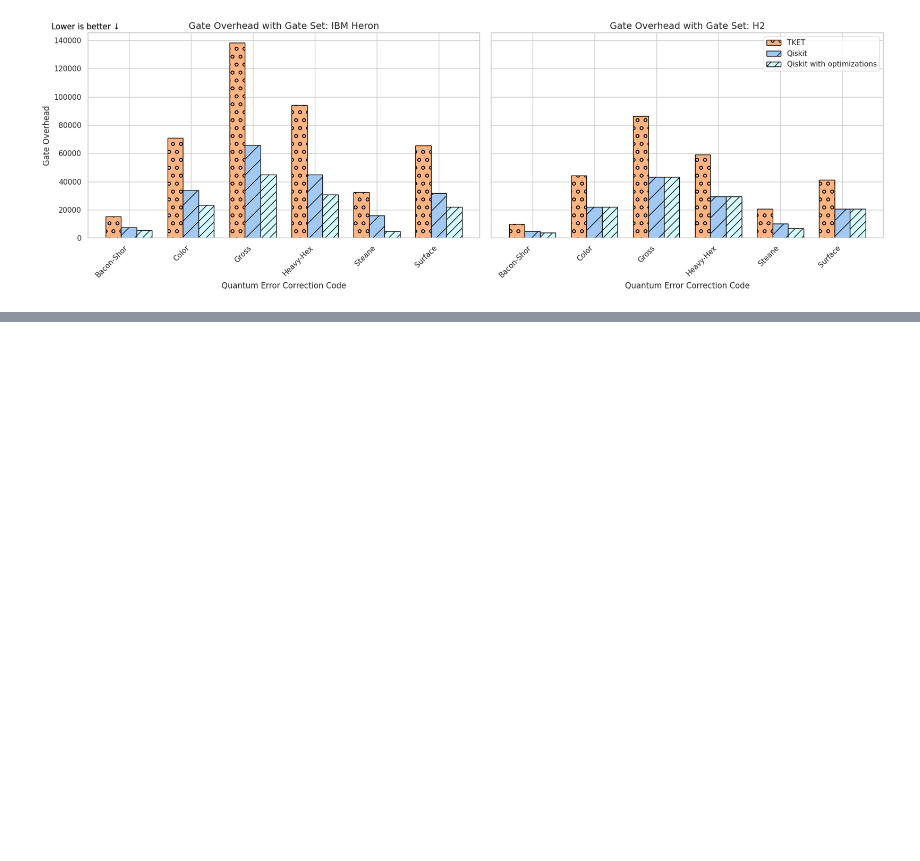
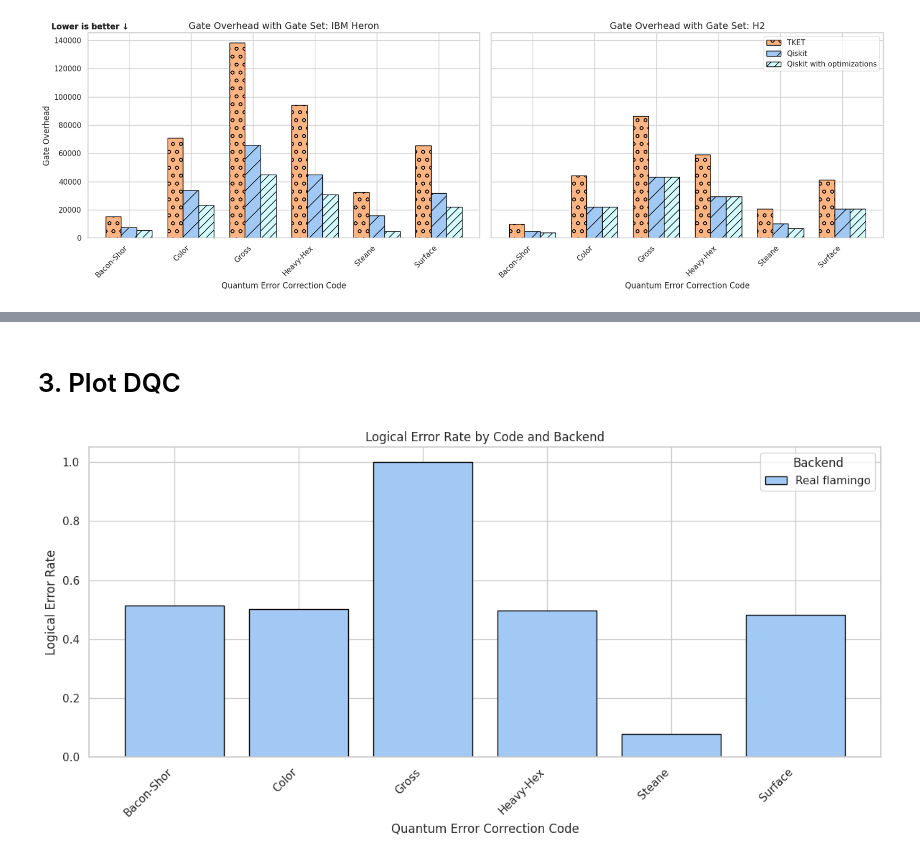
Before and after one commit to aswierkowska/eccentric_bench, a Jupyter notebook: utils/plots.ipynb, the cells around one changed output, grey strips where cells are left out. Drawn from its saved outputs; the diff is of its cells as text; code cells hidden in the pictures; blank space fills up the shorter version.

```diff
--- a/utils/plots.ipynb
+++ b/utils/plots.ipynb
@@ -747,0 +830,74 @@ plot_faceted_overhead(df_hh, "Heavy-Hex")
+# %% [markdown]
+# 3. Plot DQC
+# %%
+import pandas as pd
+import numpy as np
+import matplotlib.pyplot as plt
+import seaborn as sns
+
+# Load and concatenate data
+df1 = pd.read_csv("../experiment_results/DQC_26.06/results.csv")
+df2 = pd.read_csv("../experiment_results/DQC_30.06/results.csv")
+df = pd.concat([df1, df2], ignore_index=True)
+
+# Format code names for readability
+def format_code(code):
+    code = code.lower()
+    if code == "bacon":
+        return "Bacon-Shor"
+    elif code == "hh":
+        return "Heavy-Hex"
+    return code.capitalize()
+
+df["code"] = df["code"].apply(format_code)
+
+# Determine backend order (set your preferred order if needed)
+backends = sorted(df["backend"].dropna().unique())
+df["backend"] = pd.Categorical(df["backend"], categories=backends, ordered=True)
+
+# Plot settings
+sns.set(style="whitegrid")
+plt.figure(figsize=(12, 6))
+
+codes = sorted(df["code"].unique())
+x = np.arange(len(codes))
+bar_width = 0.8 / len(backends)  # fit all bars
+
+palette = sns.color_palette("pastel", n_colors=len(backends))
+hatches = ["", "/", "//", "x", "O", "+"]  # more if needed
+
+# Plot
+for i, backend in enumerate(backends):
+    subset = df[df["backend"] == backend]
+    means = []
+
+    for code in codes:
+        row = subset[subset["code"] == code]
+        if not row.empty:
+            means.append(row["logical_error_rate"].values[0])
+        else:
+            means.append(0)
+
+    plt.bar(
+        x + i * bar_width,
+        means,
+        width=bar_width,
+        color=palette[i % len(palette)],
+        hatch=hatches[i % len(hatches)],
+        edgecolor="black",
+        label=backend.replace("_", " ").capitalize()
+    )
+
+# Labels & Title
+plt.xticks(x + bar_width * (len(backends) - 1) / 2, codes, rotation=45, ha="right")
+plt.xlabel("Quantum Error Correction Code")
+plt.ylabel("Logical Error Rate")
+plt.title("Logical Error Rate by Code and Backend")
+plt.legend(title="Backend")
+plt.tight_layout()
+
+# Save or show
+plt.savefig("../data/DQC/dqc.png")
+plt.show()
+# %% [output]
+[figure, added]
```
Also changed, not shown: parts of 10 cells of this notebook, 7 other files.
